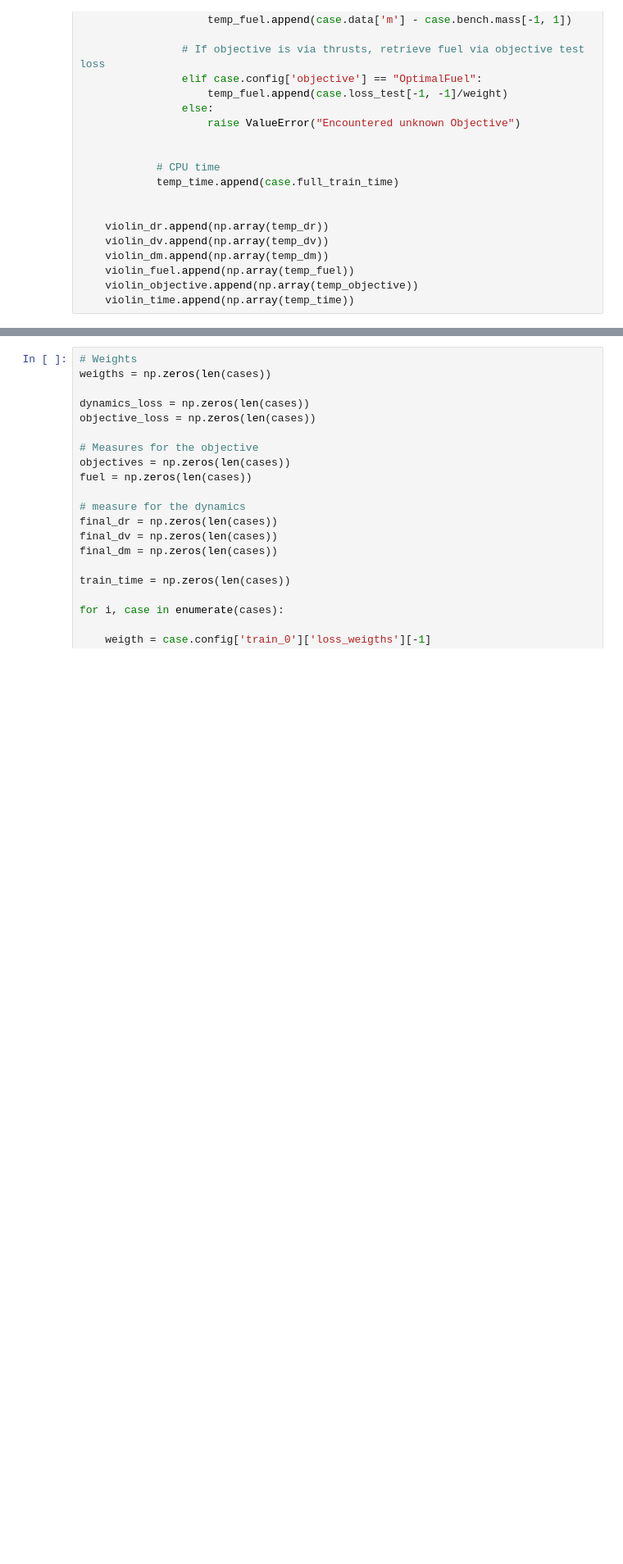
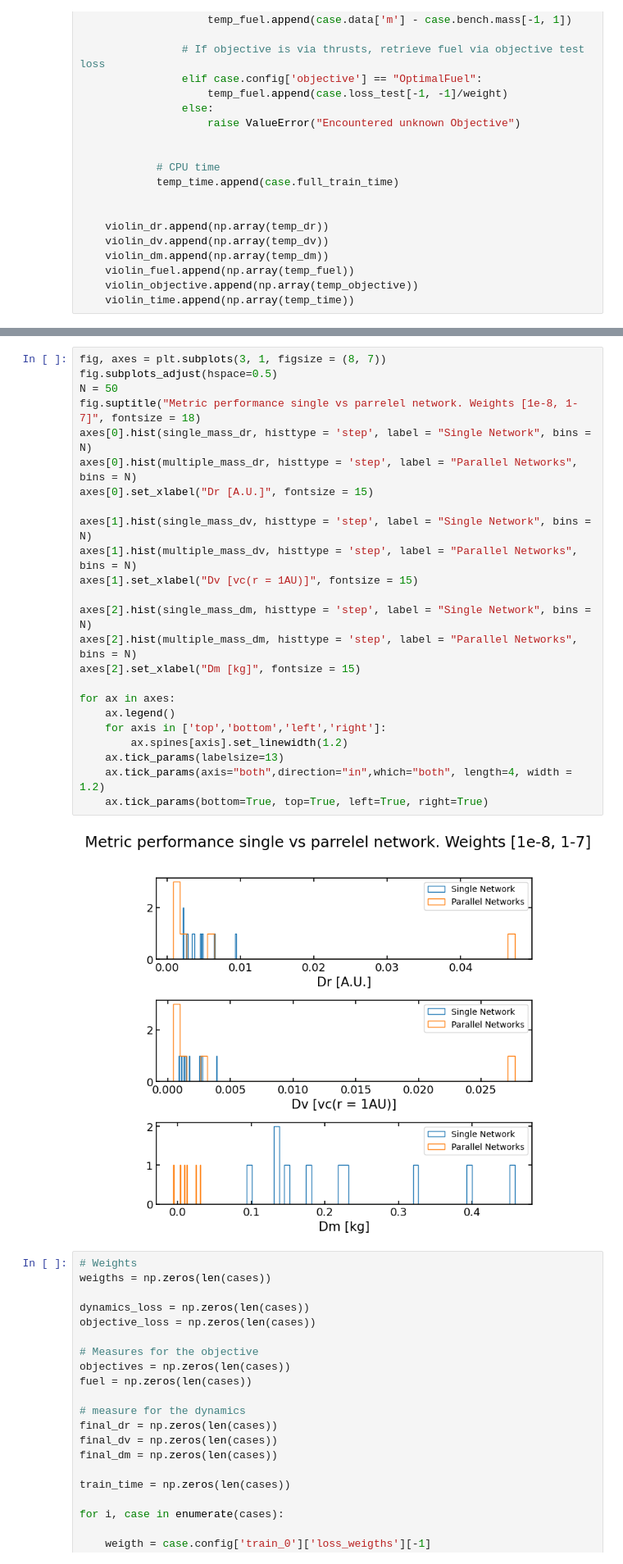
Before and after one commit to thomas7392/DOLPHINN, a Jupyter notebook: Experiments/weigth_grid_analysis.ipynb, the cells around one changed output, grey strips where cells are left out. Shown at 82% size. Drawn from its saved outputs; the diff is of its cells as text; blank space fills up the shorter version.

```diff
--- a/Experiments/weigth_grid_analysis.ipynb
+++ b/Experiments/weigth_grid_analysis.ipynb
@@ -308,3 +350,29 @@ for ax in [ax_fuel, ax_finaldr, ax_time]:
+# %%
+fig, axes = plt.subplots(3, 1, figsize = (8, 7))
+fig.subplots_adjust(hspace=0.5)
+N = 50
+fig.suptitle("Metric performance single vs parrelel network. Weights [1e-8, 1-7]", fontsize = 18)
+axes[0].hist(single_mass_dr, histtype = 'step', label = "Single Network", bins = N)
+axes[0].hist(multiple_mass_dr, histtype = 'step', label = "Parallel Networks", bins = N)
+axes[0].set_xlabel("Dr [A.U.]", fontsize = 15)
+
+axes[1].hist(single_mass_dv, histtype = 'step', label = "Single Network", bins = N)
+axes[1].hist(multiple_mass_dv, histtype = 'step', label = "Parallel Networks", bins = N)
+axes[1].set_xlabel("Dv [vc(r = 1AU)]", fontsize = 15)
+
+axes[2].hist(single_mass_dm, histtype = 'step', label = "Single Network", bins = N)
+axes[2].hist(multiple_mass_dm, histtype = 'step', label = "Parallel Networks", bins = N)
+axes[2].set_xlabel("Dm [kg]", fontsize = 15)
+
+for ax in axes:
+    ax.legend()
+    for axis in ['top','bottom','left','right']:
+        ax.spines[axis].set_linewidth(1.2)
+    ax.tick_params(labelsize=13)
+    ax.tick_params(axis="both",direction="in",which="both", length=4, width = 1.2)
+    ax.tick_params(bottom=True, top=True, left=True, right=True)
+# %% [output]
+[figure, added]
 # %%
 # Weights
 weigths = np.zeros(len(cases))
```
Also changed, not shown: parts of 7 cells of this notebook, 6 other files.
